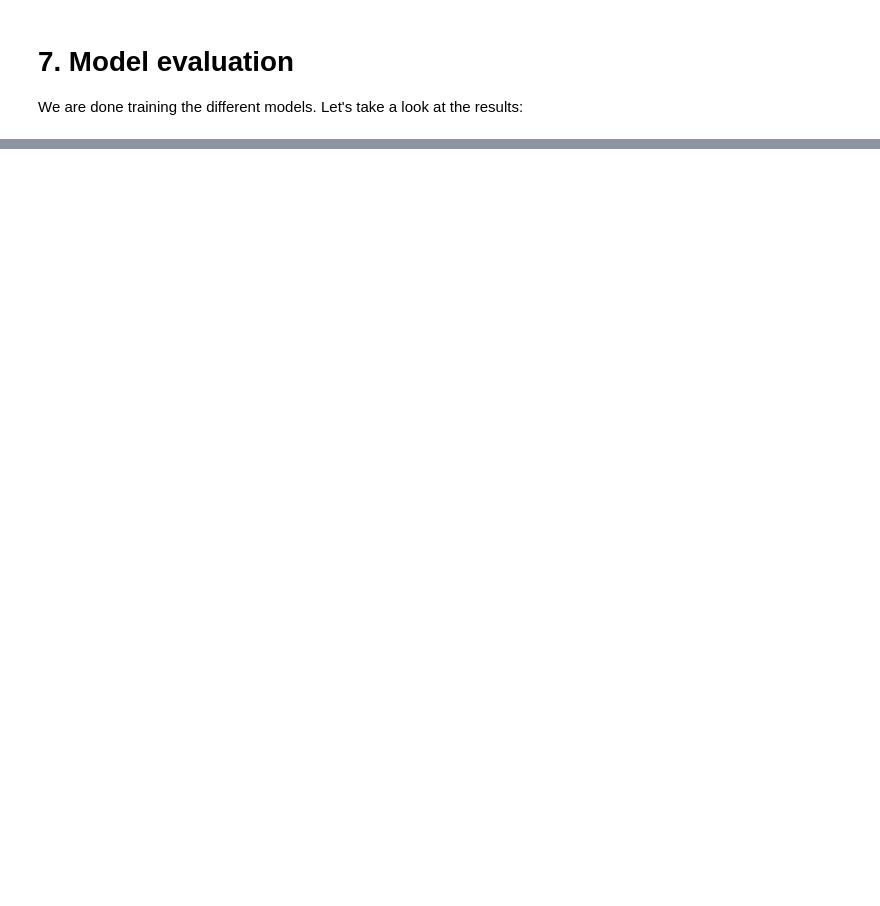
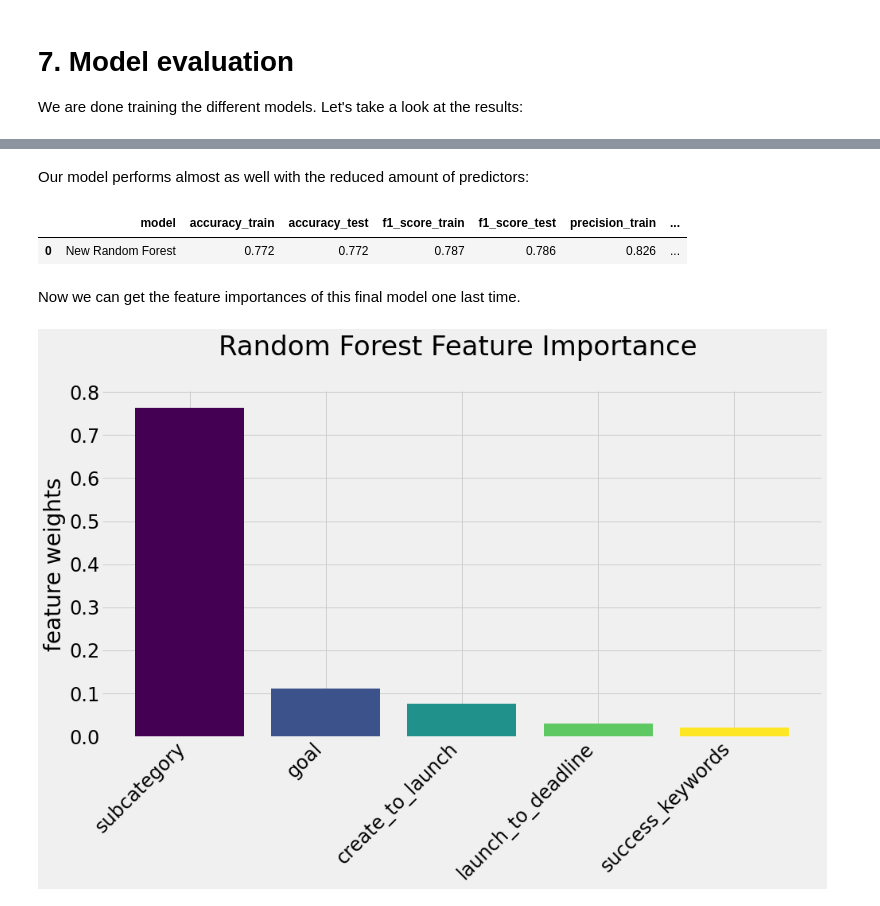
Before and after one commit to ho-ya/Kickstarter_Success_Prediction, a Jupyter notebook: Notebook_Kickstarter_prediction.ipynb, the cells around one changed output, grey strips where cells are left out. Cells and saved outputs as stored; diff of their text form; code cells hidden in the pictures; blank space fills up the shorter version.

```diff
--- a/Notebook_Kickstarter_prediction.ipynb
+++ b/Notebook_Kickstarter_prediction.ipynb
@@ -842,0 +990,13 @@ The confusion matrix of this final model looks like this:
+# %%
+# drop the 5 least important features and fit a new random forest
+X = StandardScaler().fit_transform(data.drop(labels=['successful', 'fail_keywords',
+                                             'blurb_len', 'usd_type_international', 'country', 'name_len'], axis=1))
+
+# Split the data into training and testing sets (even with different features the split will be the same)
+X_train, X_test, y_train, y_test = train_test_split(X, y, test_size = 0.2, random_state = 0)
+
+# fit a new model
+grid_rf = RandomizedSearchCV(rf, param_distributions=params_rf, cv=5, scoring='precision',
+                             verbose=10, n_jobs=-1, random_state=0)
+grid_rf.fit(X_train, y_train)
+best_rf = grid_rf.best_estimator_
@@ -842,0 +1013,43 @@ The confusion matrix of this final model looks like this:
+# %% [markdown]
+Our model performs almost as well with the reduced amount of predictors:
+# %%
+model_evaluation(best_rf, X_train, X_test, y_train, y_test, 'New Random Forest').round(3)
+# %% [output]
+|  | model | accuracy_train | accuracy_test | f1_score_train | f1_score_test | precision_train | ... |
+| 0 | New Random Forest | 0.772 | 0.772 | 0.787 | 0.786 | 0.826 | ... |
+# %% [markdown]
+Now we can get the feature importances of this final model one last time.
+# %%
+# extract the most important features from our chosen model
+importances_values = best_rf.feature_importances_
+# get the feature names from the original dataframe
+importances_names = data.drop(labels=['successful', 'fail_keywords',
+                                             'blurb_len', 'usd_type_international', 'country'], axis=1).columns
+
+# gather both in a list of tupels
+importances = sorted(zip(importances_names, importances_values), key=lambda x: x[1], reverse=True)
+
+# plot them
+fig, ax = plt.subplots(figsize = (14, 10))
+
+feature_names = list(zip(*importances))[0]
+feature_values = list(zip(*importances))[1]
+
+# bar positions
+x_pos = np.arange(len(feature_names))
+
+ax.bar(x_pos, feature_values, color=plt.cm.viridis(np.linspace(0, 1, len(feature_names))))
+ax.set_xticks(x_pos)
+ax.set_xticklabels(feature_names, rotation=45, ha='right')
+ax.set_frame_on(False)
+ax.tick_params(labelsize=24)
+
+# add text for labels, title, custom x-axis tick labels
+ax.set_ylabel('feature weights', fontsize=28)
+ax.set_title('Random Forest Feature Importance \n', fontsize=34)
+plt.box(False)
+plt.tight_layout()
+plt.savefig('images/Feature_Importances_final_model.png', transparent=True)
+plt.show()
+# %% [output]
+[figure, added]
```
Also changed, not shown: parts of 39 cells of this notebook.
